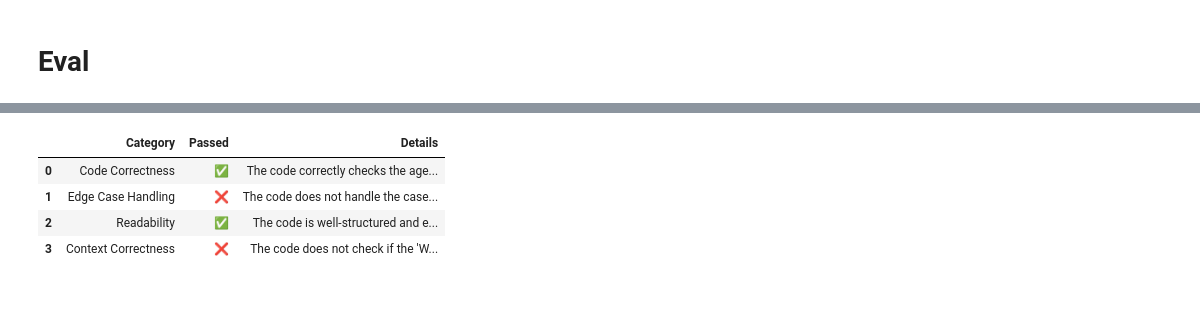
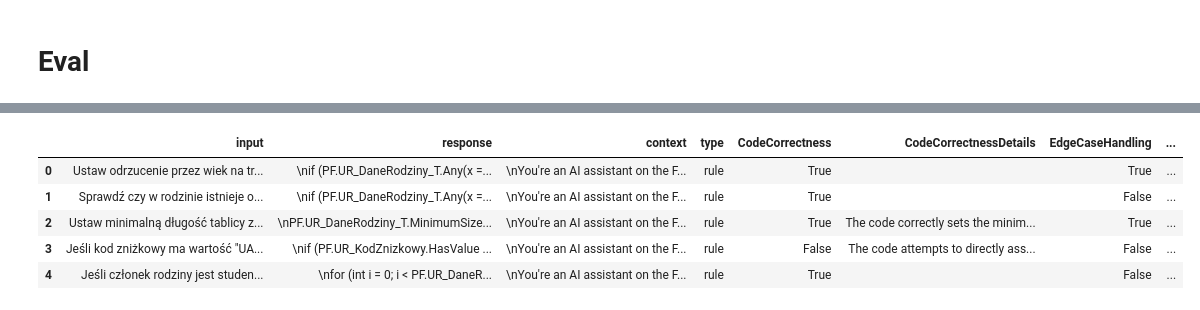
Before and after one commit to korzepadawid/lowcode-ai, a Jupyter notebook: llm-eval.ipynb, the cells around one changed output, grey strips where cells are left out. Cells and saved outputs as stored; diff of their text form; code cells hidden in the pictures.

```diff
--- a/llm-eval.ipynb
+++ b/llm-eval.ipynb
@@ -65,8 +49,9 @@ def print_evaluation_results(evaluation: CodeEvaluation):
 # %% [markdown]
 # Eval
 # %%
-def evaluate(input: str, answer: str, context_prompt: str, type: str) -> CodeEvaluation:
+def evaluate(input: str, answer: str, context_prompt: str, type: str) -> list:
     if type != "rule":
+        print(input, answer, context_prompt, type)
         raise ValueError("Type must be 'rule'")
 
     prompt = """
@@ -135,9 +120,6 @@ def evaluate(input: str, answer: str, context_prompt: str, type: str) -> CodeEva
     {generated_code}
     """
 
-    print("Input: ", input)
-    print("Context: ", context_prompt)
-    print("Answer: ", answer)
     prompt = prompt.replace("{", "{{").replace("}", "}}")
     prompt = prompt.format(generated_code=answer, user_input=input, context=context_prompt)
     llm = ChatOpenAI(temperature=0.0, model="gpt-4")
@@ -274,4 +638,22 @@ if (oldCount >= 2 && minorCount >= 1)
 ]
 # %%
+columns = [
+    "input",
+    "response",
+    "context",
+    "type",
+    "CodeCorrectness",
+    "CodeCorrectnessDetails",
+    "EdgeCaseHandling",
+    "EdgeCaseHandlingDetails",
+    "Readability",
+    "ReadabilityDetails",
+    "ContextCorrectness",
+    "ContextCorrectnessDetails"
+]
+total_score_df = pd.DataFrame(columns=columns)
 for tc in test_cases:
-    result_df = evaluate(input=tc["input"], answer=tc["response"], context_prompt=tc["context"], type=tc["type"])
+    res = evaluate(input=tc["input"], answer=tc["response"], context_prompt=tc["context"], type=tc.get('type'))
+    res[0] = [tc["input"], tc["response"], tc["context"], tc["type"]] + res[0]
+    result_df = pd.DataFrame(res, columns=columns)
+    total_score_df = pd.concat([total_score_df, result_df], ignore_index=True)
@@ -296,8 +660,9 @@ if (oldCount >= 2 && minorCount >= 1)
 # %%
-result_df.head()
+total_score_df
 # %% [output]
-|  | Category | Passed | Details |
-| 0 | Code Correctness | ✅ | The code correctly checks the age... |
-| 1 | Edge Case Handling | ❌ | The code does not handle the case... |
-| 2 | Readability | ✅ | The code is well-structured and e... |
-| 3 | Context Correctness | ❌ | The code does not check if the 'W... |
+|  | input | response | context | type | CodeCorrectness | CodeCorrectnessDetails | EdgeCaseHandling | ... |
+| 0 | Ustaw odrzucenie przez wiek na tr... | \nif (PF.UR_DaneRodziny_T.Any(x =... | \nYou're an AI assistant on the F... | rule | True |  | True | ... |
+| 1 | Sprawdź czy w rodzinie istnieje o... | \nif (PF.UR_DaneRodziny_T.Any(x =... | \nYou're an AI assistant on the F... | rule | True |  | False | ... |
+| 2 | Ustaw minimalną długość tablicy z... | \nPF.UR_DaneRodziny_T.MinimumSize... | \nYou're an AI assistant on the F... | rule | True | The code correctly sets the minim... | True | ... |
+| 3 | Jeśli kod zniżkowy ma wartość "UA... | \nif (PF.UR_KodZnizkowy.HasValue ... | \nYou're an AI assistant on the F... | rule | False | The code attempts to directly ass... | False | ... |
+| 4 | Jeśli członek rodziny jest studen... | \nfor (int i = 0; i < PF.UR_DaneR... | \nYou're an AI assistant on the F... | rule | True |  | False | ... |
```
Also changed, not shown: parts of 15 cells of this notebook.
